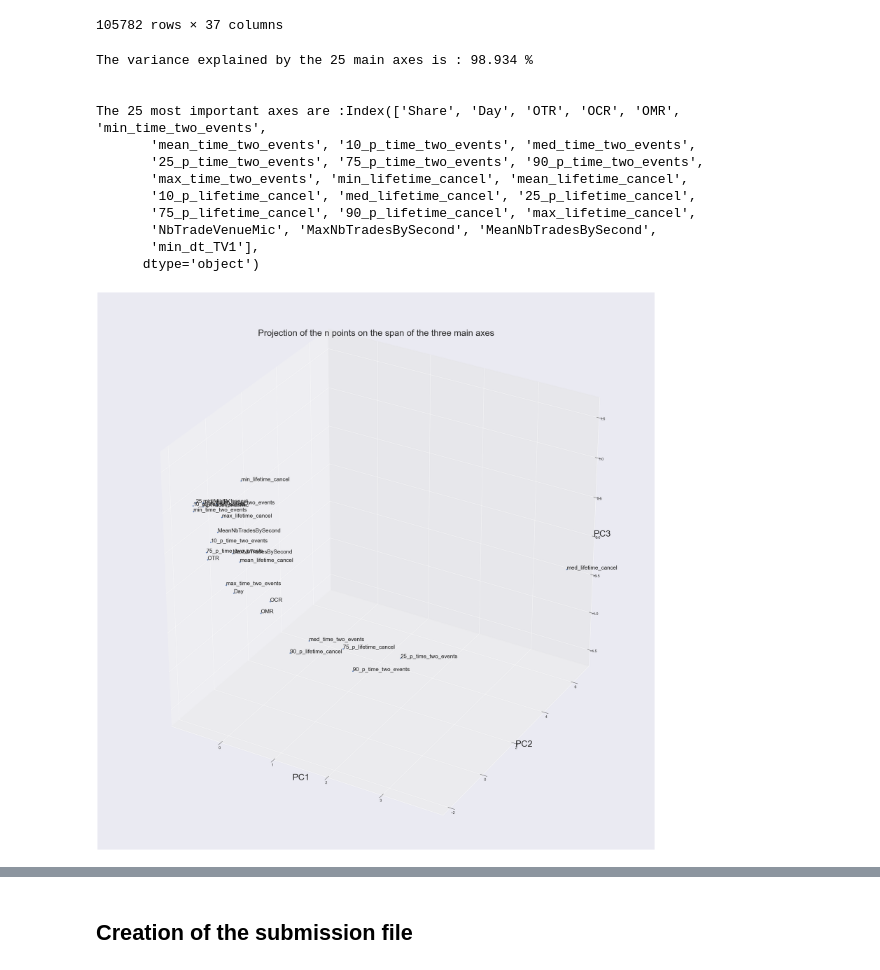
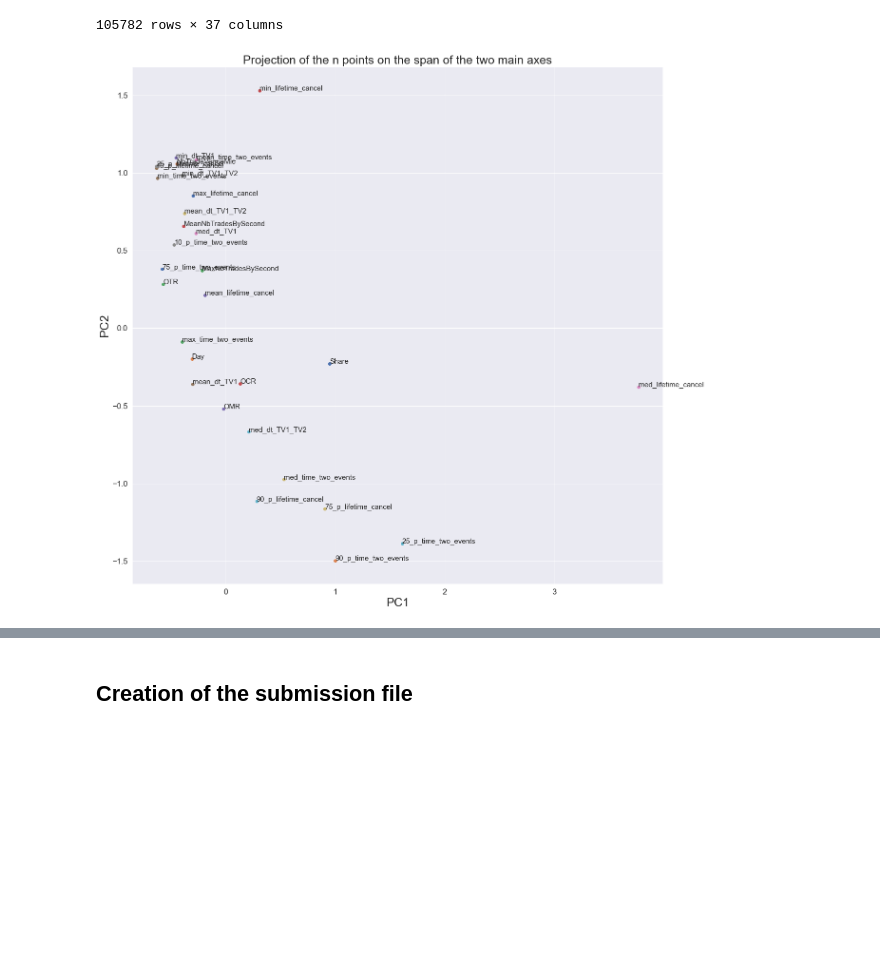
Before and after one commit to HippolyteGuigon/Machine-Learning-II-project, a Jupyter notebook: Version propre.ipynb, the cells around one changed output, grey strips where cells are left out. Drawn from its saved outputs; the diff is of its cells as text; code cells hidden in the pictures; blank space fills up the shorter version.

```diff
--- a/Version propre.ipynb
+++ b/Version propre.ipynb
@@ -55,7 +52,7 @@ X_train = X_train[['Share', 'Day', 'OTR', 'OCR', 'OMR', 'min_time_two_events',
 # %%
 #Here, enter the number of components you wish for the PCA Analysis
 
-PCA = PCA_Analysis(25)
+PCA = PCA_Analysis(30)
 
 PCA.get_defra_scaled()
 # %% [output]
@@ -73,18 +70,6 @@ PCA.get_defra_scaled()
 | 105781 | 0.117900 | -1.344019 | -0.244238 | 0.675658 | 0.000000 | -0.056435 | -0.531557 | ... |
 105782 rows × 37 columns
 # %%
-PCA.PCA_graph_3D()
+PCA.PCA_graph_2D()
 # %% [output]
-The variance explained by the 25 main axes is : 98.934 %
-
-
-The 25 most important axes are :Index(['Share', 'Day', 'OTR', 'OCR', 'OMR', 'min_time_two_events',
-       'mean_time_two_events', '10_p_time_two_events', 'med_time_two_events',
-       '25_p_time_two_events', '75_p_time_two_events', '90_p_time_two_events',
-       'max_time_two_events', 'min_lifetime_cancel', 'mean_lifetime_cancel',
-       '10_p_lifetime_cancel', 'med_lifetime_cancel', '25_p_lifetime_cancel',
-       '75_p_lifetime_cancel', '90_p_lifetime_cancel', 'max_lifetime_cancel',
-       'NbTradeVenueMic', 'MaxNbTradesBySecond', 'MeanNbTradesBySecond',
-       'min_dt_TV1'],
-      dtype='object')
-[figure, old version]
+[figure, new version]
```
Also changed, not shown: parts of 4 cells of this notebook, 1 other file.
